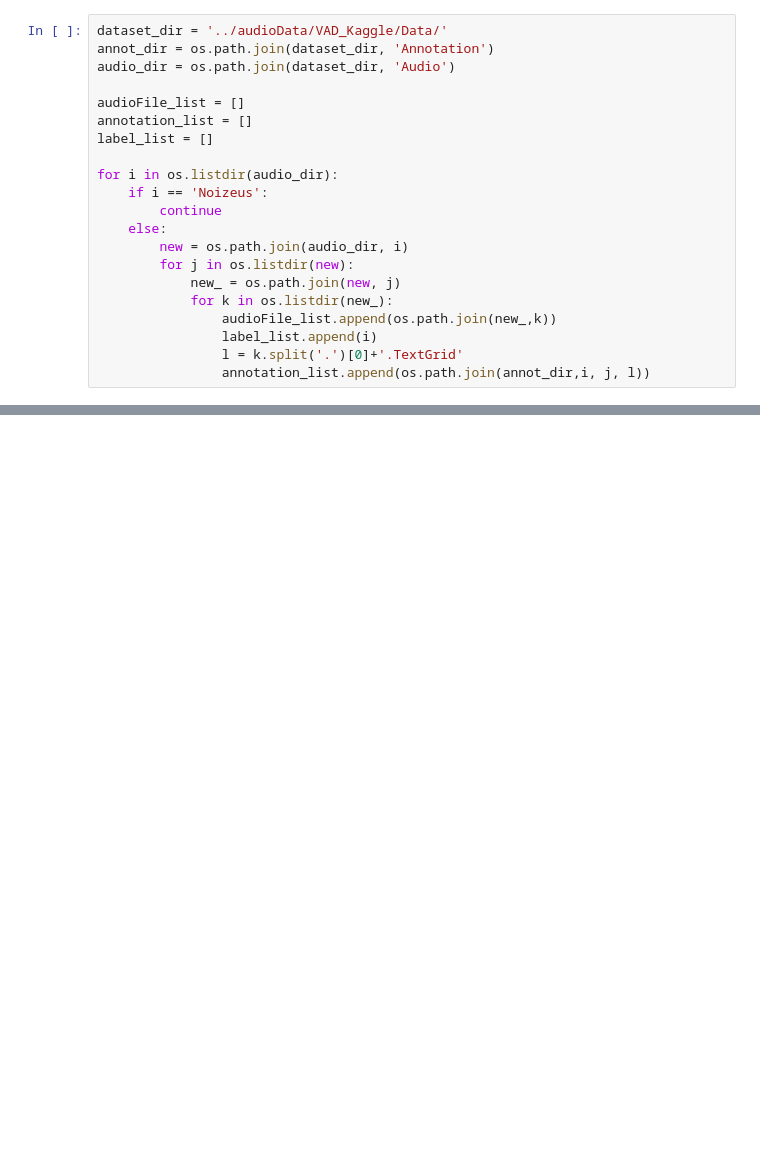
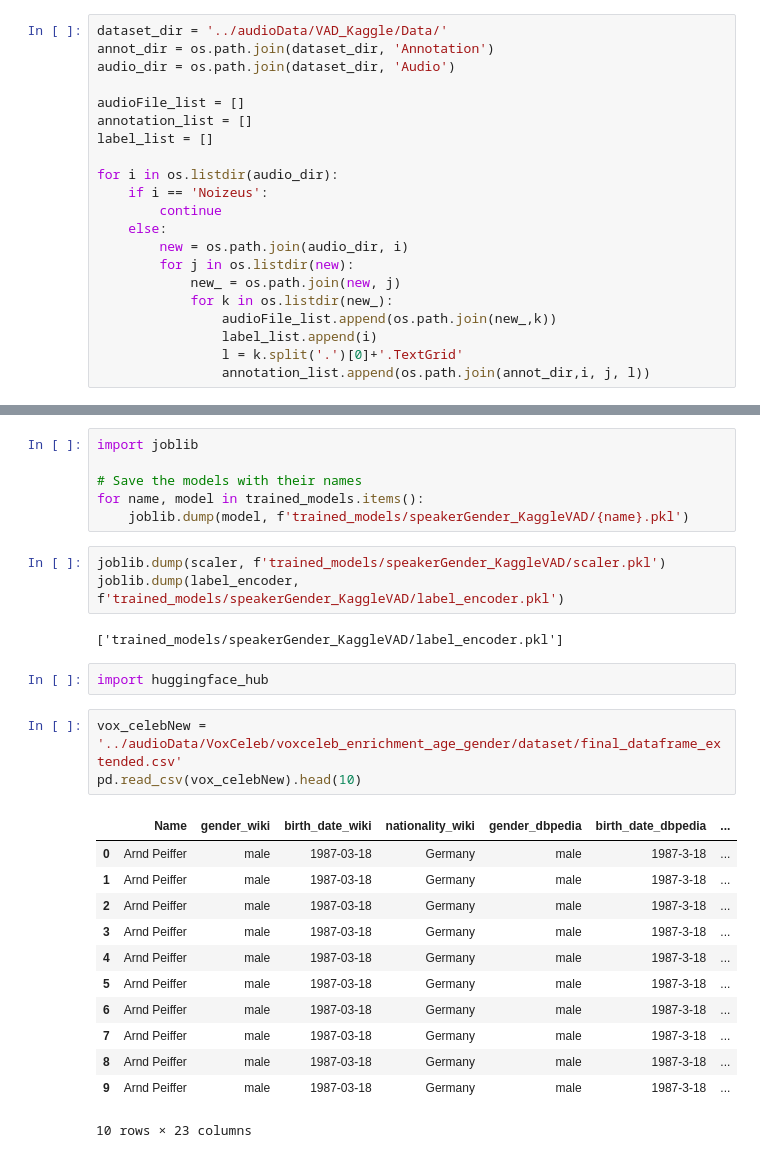
Before and after one commit to darshitttt/whisperx_exp, a Jupyter notebook: speaker_gender.ipynb, the cells around one changed output, grey strips where cells are left out. Cells and saved outputs as stored; diff of their text form; blank space fills up the shorter version.

```diff
--- a/speaker_gender.ipynb
+++ b/speaker_gender.ipynb
@@ -31,0 +136,29 @@ dataset_df.to_csv('kaggle_VAD.csv', index=False)
+# %%
+import joblib
+
+# Save the models with their names
+for name, model in trained_models.items():
+    joblib.dump(model, f'trained_models/speakerGender_KaggleVAD/{name}.pkl')
+# %%
+joblib.dump(scaler, f'trained_models/speakerGender_KaggleVAD/scaler.pkl')
+joblib.dump(label_encoder, f'trained_models/speakerGender_KaggleVAD/label_encoder.pkl')
+# %% [output]
+['trained_models/speakerGender_KaggleVAD/label_encoder.pkl']
+# %%
+import huggingface_hub
+# %%
+vox_celebNew = '../audioData/VoxCeleb/voxceleb_enrichment_age_gender/dataset/final_dataframe_extended.csv'
+pd.read_csv(vox_celebNew).head(10)
+# %% [output]
+|  | Name | gender_wiki | birth_date_wiki | nationality_wiki | gender_dbpedia | birth_date_dbpedia | ... |
+| 0 | Arnd Peiffer | male | 1987-03-18 | Germany | male | 1987-3-18 | ... |
+| 1 | Arnd Peiffer | male | 1987-03-18 | Germany | male | 1987-3-18 | ... |
+| 2 | Arnd Peiffer | male | 1987-03-18 | Germany | male | 1987-3-18 | ... |
+| 3 | Arnd Peiffer | male | 1987-03-18 | Germany | male | 1987-3-18 | ... |
+| 4 | Arnd Peiffer | male | 1987-03-18 | Germany | male | 1987-3-18 | ... |
+| 5 | Arnd Peiffer | male | 1987-03-18 | Germany | male | 1987-3-18 | ... |
+| 6 | Arnd Peiffer | male | 1987-03-18 | Germany | male | 1987-3-18 | ... |
+| 7 | Arnd Peiffer | male | 1987-03-18 | Germany | male | 1987-3-18 | ... |
+| 8 | Arnd Peiffer | male | 1987-03-18 | Germany | male | 1987-3-18 | ... |
+| 9 | Arnd Peiffer | male | 1987-03-18 | Germany | male | 1987-3-18 | ... |
+10 rows × 23 columns
```
Also changed, not shown: parts of 7 cells of this notebook, 19 other files.
